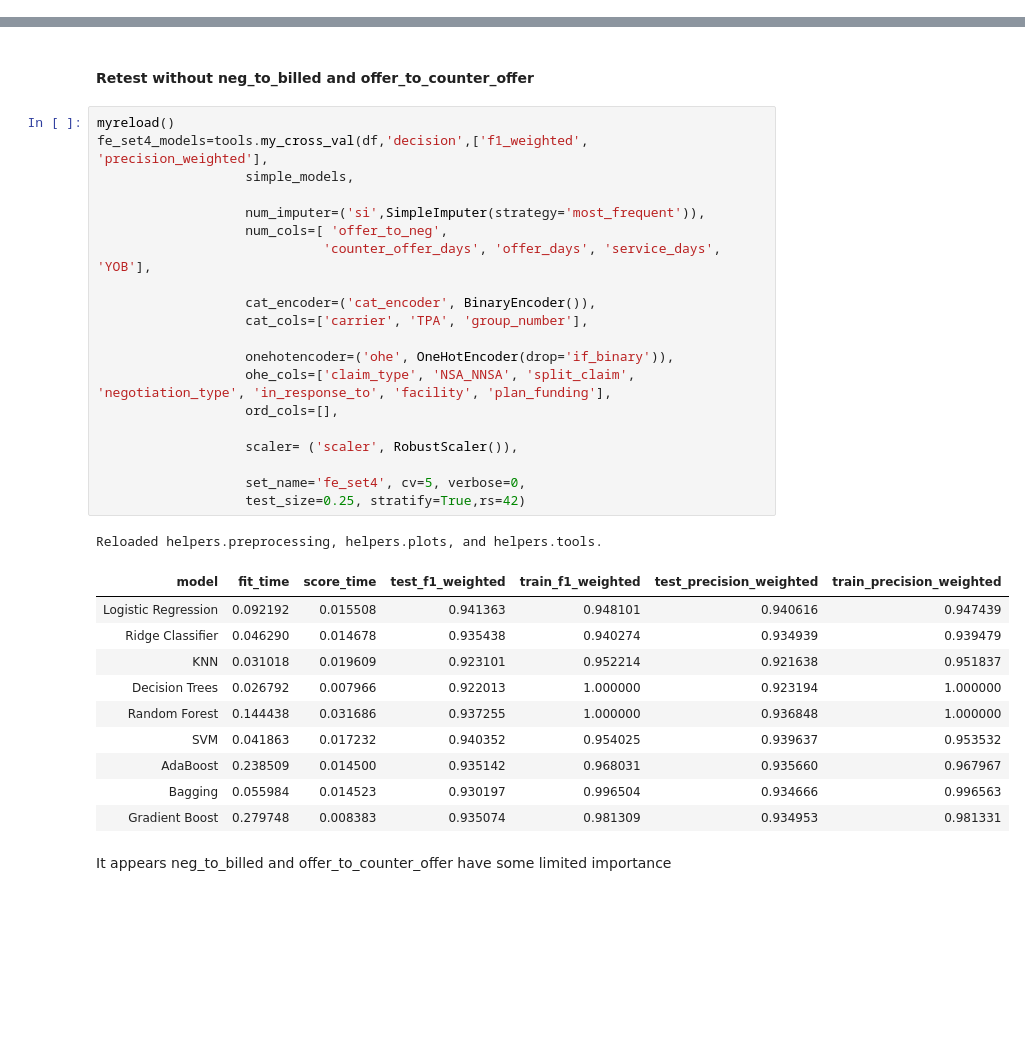
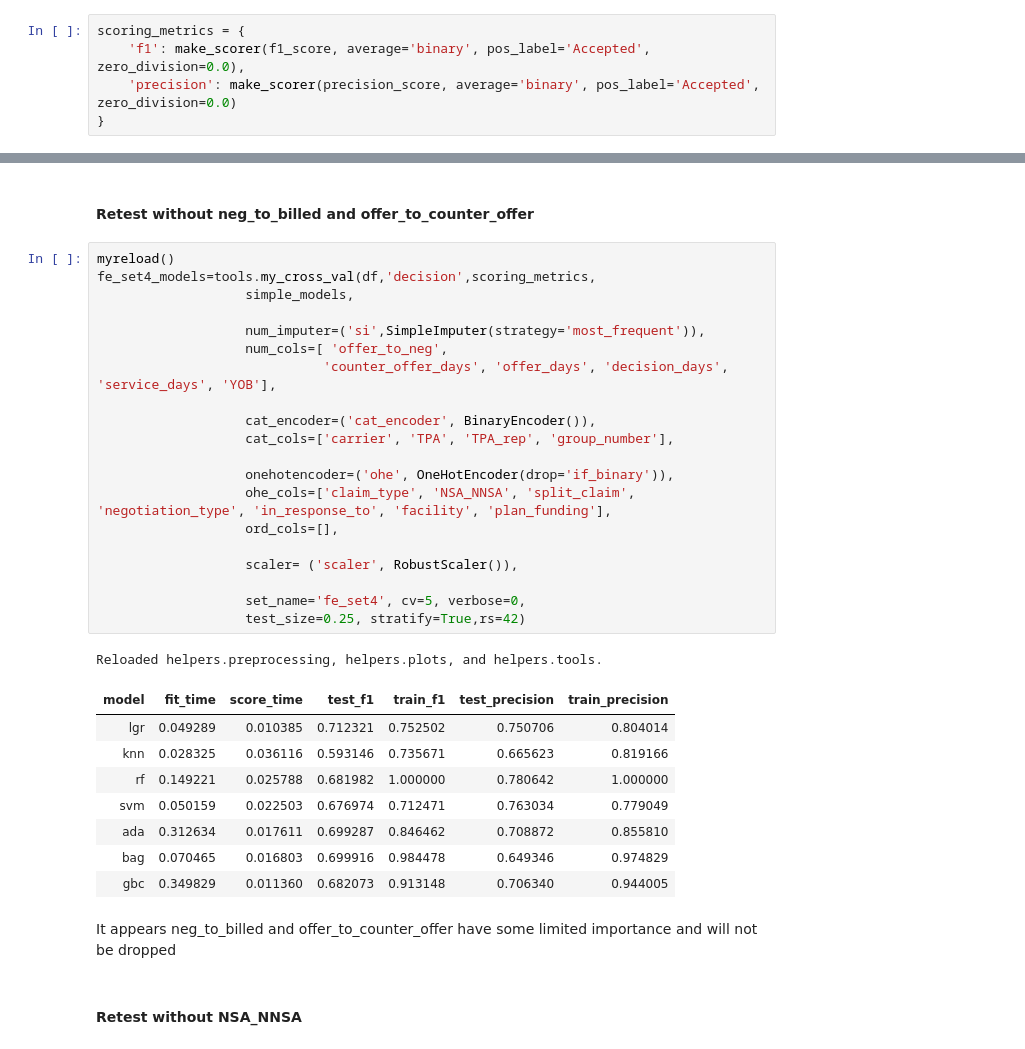
Before and after one commit to marchofnines/negotiations, a Jupyter notebook: 2_FE_capstone.ipynb, the cells around one changed output, grey strips where cells are left out. Cells and saved outputs as stored; diff of their text form; blank space fills up the shorter version.

```diff
--- a/2_FE_capstone.ipynb
+++ b/2_FE_capstone.ipynb
@@ -57,3 +59,8 @@ pp.mystats(X, nulls_only=True)
+# %%
+scoring_metrics = {
+    'f1': make_scorer(f1_score, average='binary', pos_label='Accepted', zero_division=0.0),
+    'precision': make_scorer(precision_score, average='binary', pos_label='Accepted', zero_division=0.0)
+}
 # %% [markdown]
 ### Dummy Classifier
 # %%
@@ -539,37 +541,37 @@ plt.xlim(1,0.0001)
 #### Retest without neg_to_billed and offer_to_counter_offer
 # %%
 myreload()
-fe_set4_models=tools.my_cross_val(df,'decision',['f1_weighted', 'precision_weighted'],
+fe_set4_models=tools.my_cross_val(df,'decision',scoring_metrics,
                    simple_models,
 
                    num_imputer=('si',SimpleImputer(strategy='most_frequent')),
                    num_cols=[ 'offer_to_neg',
-                             'counter_offer_days', 'offer_days', 'service_days', 'YOB'],
+                             'counter_offer_days', 'offer_days', 'decision_days', 'service_days', 'YOB'],
 
                    cat_encoder=('cat_encoder', BinaryEncoder()),
-                   cat_cols=['carrier', 'TPA', 'group_number'],
+                   cat_cols=['carrier', 'TPA', 'TPA_rep', 'group_number'],
 
                    onehotencoder=('ohe', OneHotEncoder(drop='if_binary')),
                    ohe_cols=['claim_type', 'NSA_NNSA', 'split_claim', 'negotiation_type', 'in_response_to', 'facility', 'plan_funding'],
                    ord_cols=[],
 
                    scaler= ('scaler', RobustScaler()),
 
                    set_name='fe_set4', cv=5, verbose=0,
                    test_size=0.25, stratify=True,rs=42)
 # %% [output]
 Reloaded helpers.preprocessing, helpers.plots, and helpers.tools.
-| model | fit_time | score_time | test_f1_weighted | train_f1_weighted | test_precision_weighted | train_precision_weighted |
-| Logistic Regression | 0.092192 | 0.015508 | 0.941363 | 0.948101 | 0.940616 | 0.947439 |
-| Ridge Classifier | 0.046290 | 0.014678 | 0.935438 | 0.940274 | 0.934939 | 0.939479 |
-| KNN | 0.031018 | 0.019609 | 0.923101 | 0.952214 | 0.921638 | 0.951837 |
-| Decision Trees | 0.026792 | 0.007966 | 0.922013 | 1.000000 | 0.923194 | 1.000000 |
-| Random Forest | 0.144438 | 0.031686 | 0.937255 | 1.000000 | 0.936848 | 1.000000 |
-| SVM | 0.041863 | 0.017232 | 0.940352 | 0.954025 | 0.939637 | 0.953532 |
-| AdaBoost | 0.238509 | 0.014500 | 0.935142 | 0.968031 | 0.935660 | 0.967967 |
-| Bagging | 0.055984 | 0.014523 | 0.930197 | 0.996504 | 0.934666 | 0.996563 |
-| Gradient Boost | 0.279748 | 0.008383 | 0.935074 | 0.981309 | 0.934953 | 0.981331 |
+| model | fit_time | score_time | test_f1 | train_f1 | test_precision | train_precision |
+| lgr | 0.049289 | 0.010385 | 0.712321 | 0.752502 | 0.750706 | 0.804014 |
+| knn | 0.028325 | 0.036116 | 0.593146 | 0.735671 | 0.665623 | 0.819166 |
+| rf | 0.149221 | 0.025788 | 0.681982 | 1.000000 | 0.780642 | 1.000000 |
+| svm | 0.050159 | 0.022503 | 0.676974 | 0.712471 | 0.763034 | 0.779049 |
+| ada | 0.312634 | 0.017611 | 0.699287 | 0.846462 | 0.708872 | 0.855810 |
+| bag | 0.070465 | 0.016803 | 0.699916 | 0.984478 | 0.649346 | 0.974829 |
+| gbc | 0.349829 | 0.011360 | 0.682073 | 0.913148 | 0.706340 | 0.944005 |
 # %% [markdown]
-It appears neg_to_billed and offer_to_counter_offer have some limited importance
+It appears neg_to_billed and offer_to_counter_offer have some limited importance and will not be dropped
+# %% [markdown]
+#### Retest without NSA_NNSA
 # %%
 myreload()
```
Also changed, not shown: parts of 18 cells of this notebook, 49 other files.
